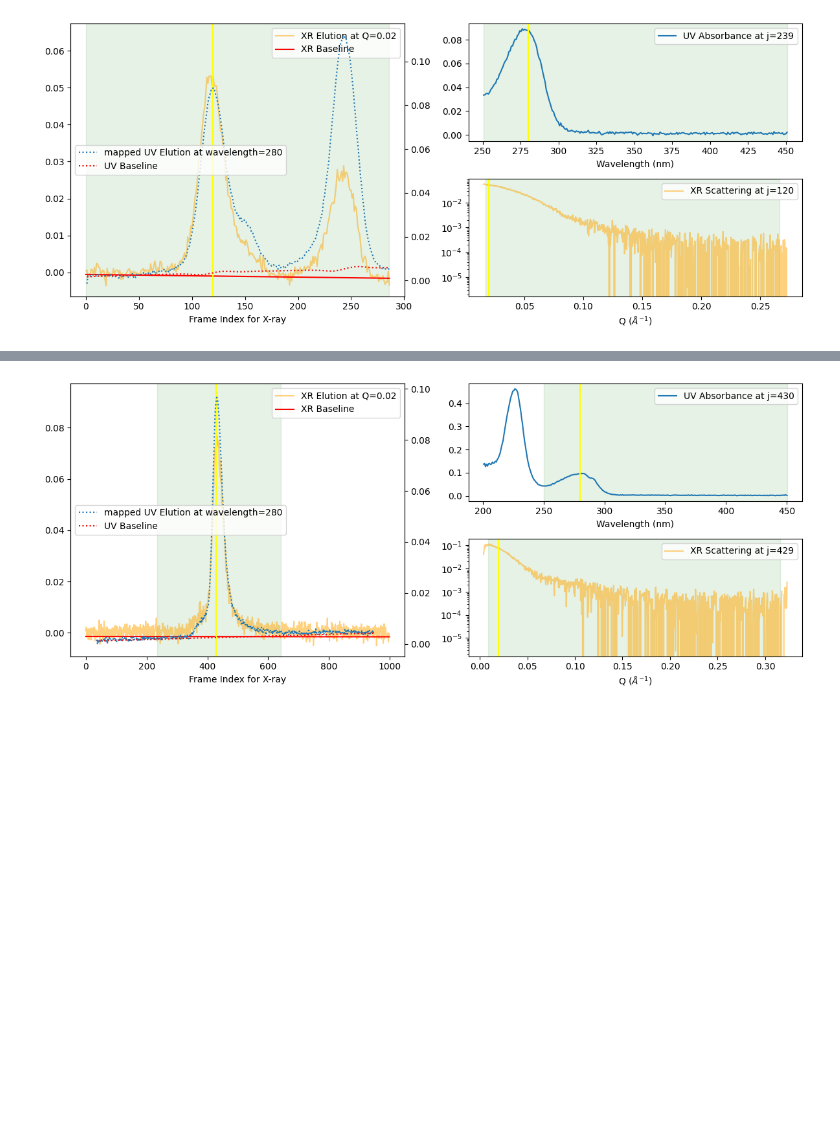
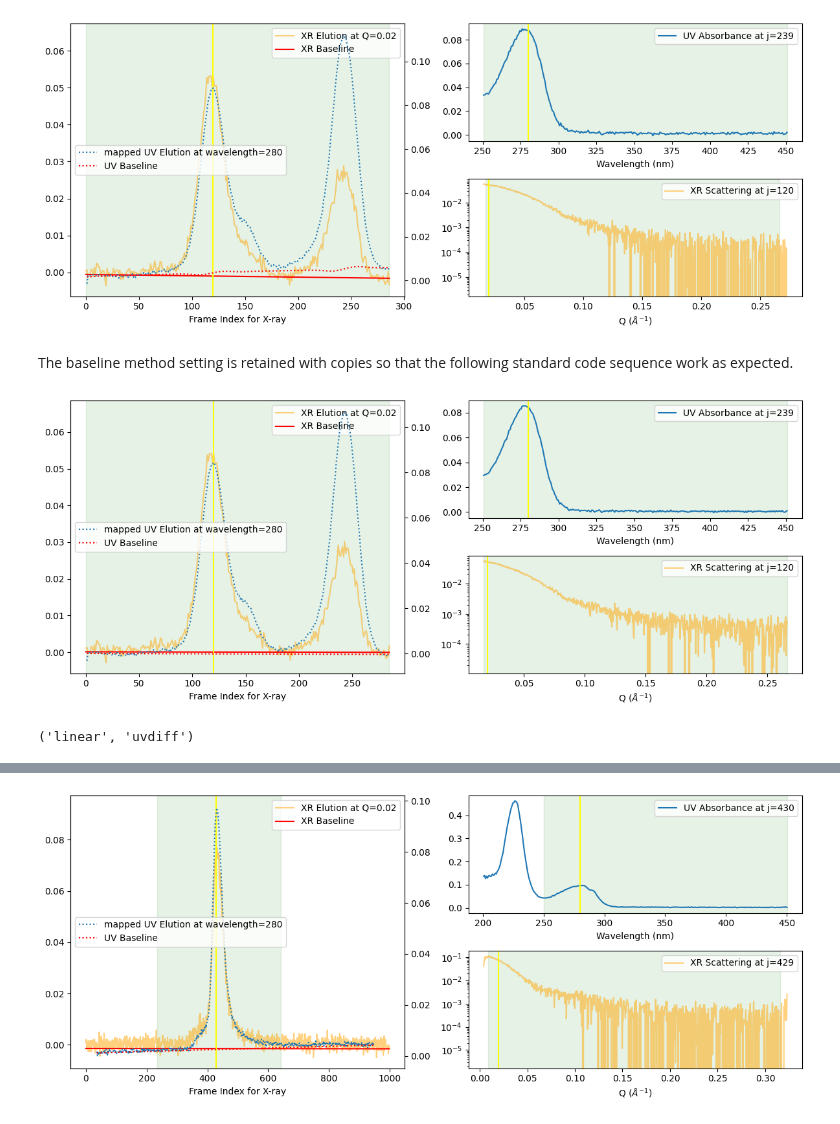
Before and after one commit to nshimizu0721/molass-tutorial, a Jupyter notebook: chapters/04/data_correction.ipynb, the cells around one changed output, grey strips where cells are left out. Saved outputs shown, nothing was run; the diff lists cells and outputs as text; code cells hidden in the pictures; blank space fills up the shorter version.

```diff
--- a/chapters/04/data_correction.ipynb
+++ b/chapters/04/data_correction.ipynb
@@ -26,3 +57,15 @@ ssd.set_baseline_method(('linear', 'uvdiff'))
 ssd.plot_compact(baseline=True);
 # %% [output]
 [figure]
+# %% [markdown]
+The baseline method setting is retained with copies so that the following standard code sequence work as expected.
+# %%
+trimmed_ssd = ssd.trimmed_copy()
+corrected_ssd = trimmed_ssd.corrected_copy()
+corrected_ssd.plot_compact(baseline=True);
+# %% [output]
+[figure, added]
+# %%
+corrected_ssd.get_baseline_method()
+# %% [output]
+('linear', 'uvdiff')
```
Also changed, not shown: parts of 8 cells of this notebook, 2 other files.
